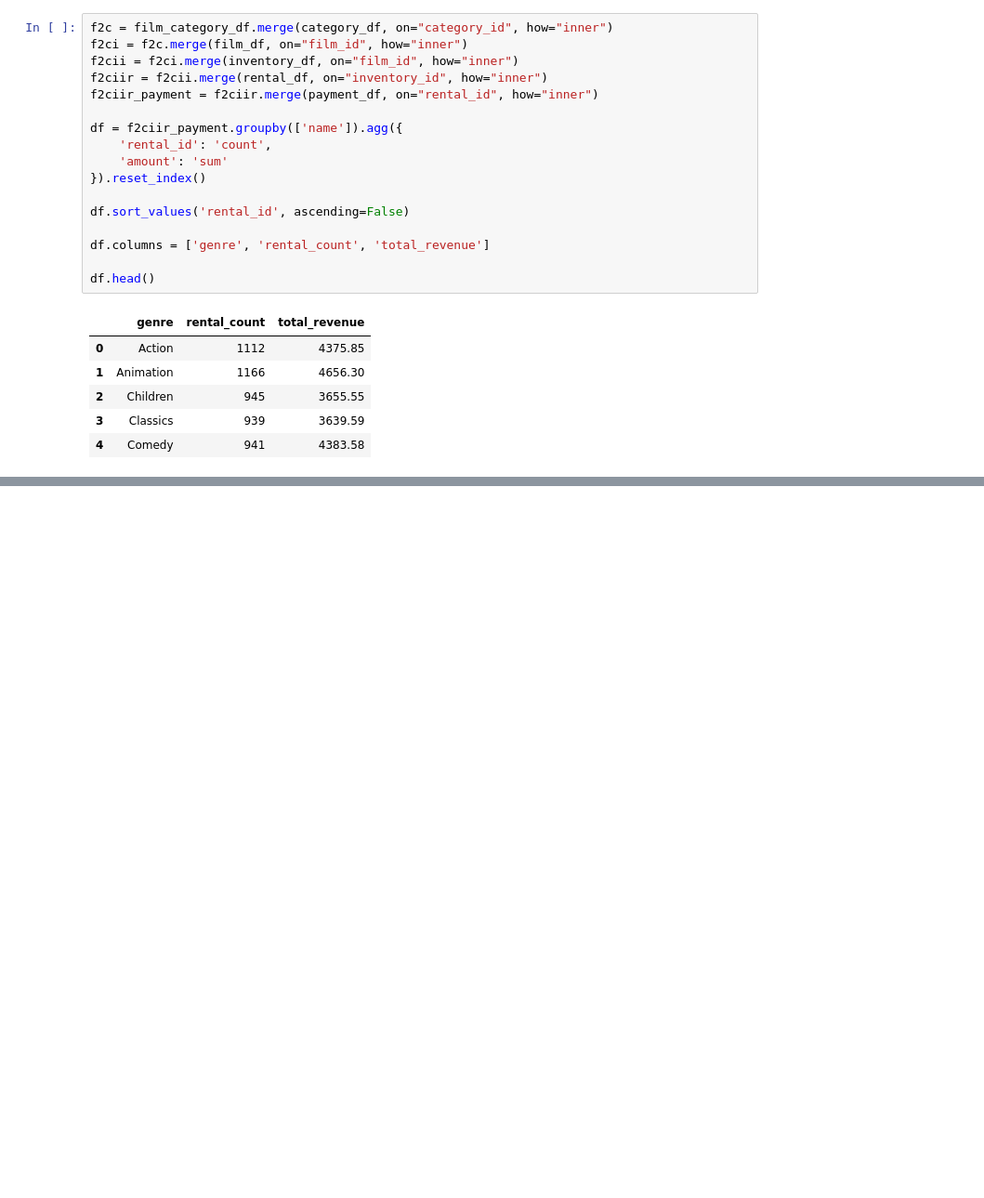
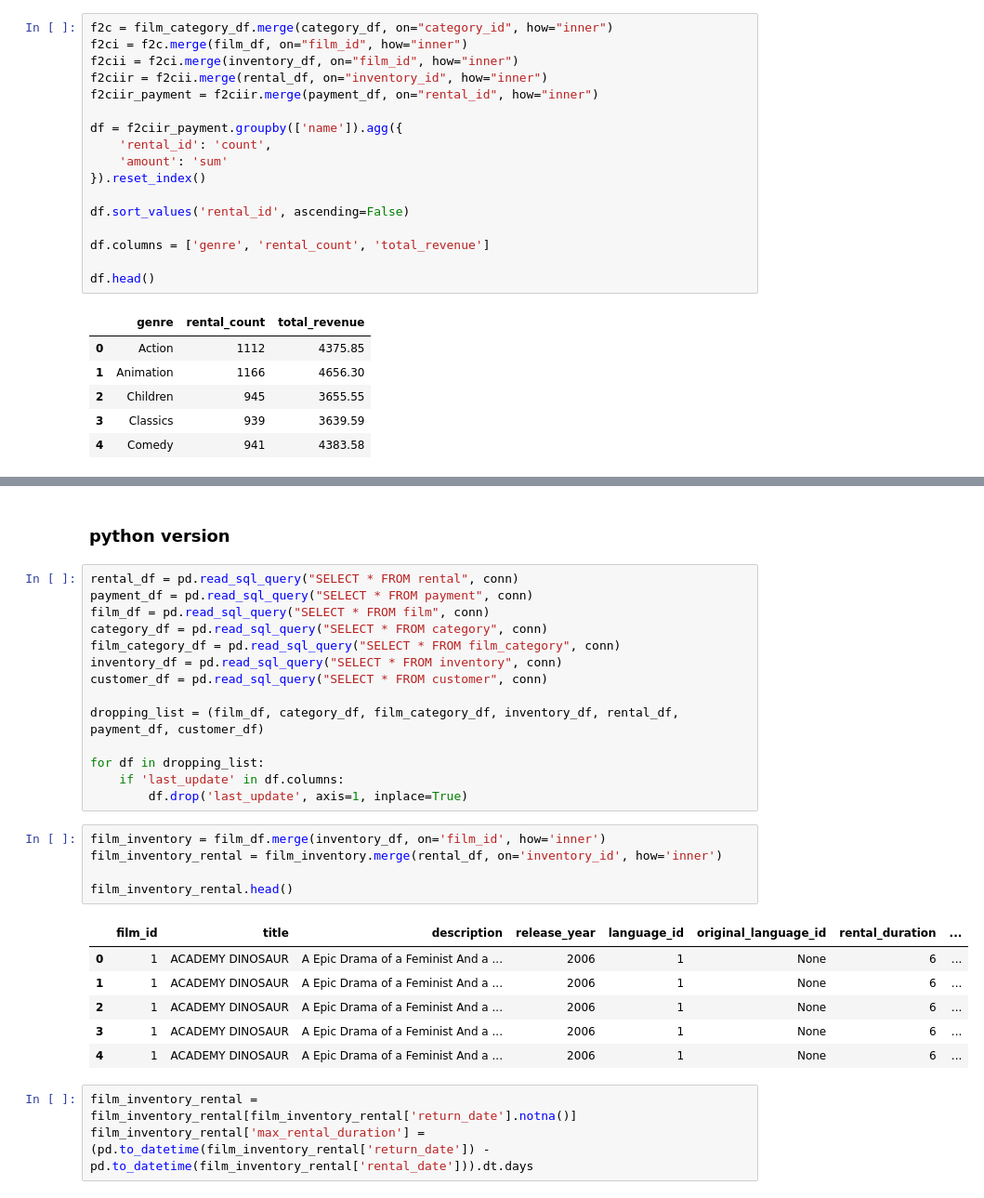
Before and after one commit to cenkerarin/lotus-practice, a Jupyter notebook: practice.ipynb, the cells around one changed output, grey strips where cells are left out. Shown at 93% size. Saved outputs shown, nothing was run; the diff lists cells and outputs as text; blank space fills up the shorter version.

```diff
--- a/practice.ipynb
+++ b/practice.ipynb
@@ -934,0 +961,31 @@ df.head()
+# %% [markdown]
+### python version
+# %%
+rental_df = pd.read_sql_query("SELECT * FROM rental", conn)
+payment_df = pd.read_sql_query("SELECT * FROM payment", conn)
+film_df = pd.read_sql_query("SELECT * FROM film", conn)
+category_df = pd.read_sql_query("SELECT * FROM category", conn)
+film_category_df = pd.read_sql_query("SELECT * FROM film_category", conn)
+inventory_df = pd.read_sql_query("SELECT * FROM inventory", conn)
+customer_df = pd.read_sql_query("SELECT * FROM customer", conn)
+
+dropping_list = (film_df, category_df, film_category_df, inventory_df, rental_df, payment_df, customer_df)
+
+for df in dropping_list:
+    if 'last_update' in df.columns:
+        df.drop('last_update', axis=1, inplace=True)
+# %%
+film_inventory = film_df.merge(inventory_df, on='film_id', how='inner')
+film_inventory_rental = film_inventory.merge(rental_df, on='inventory_id', how='inner')
+
+film_inventory_rental.head()
+# %% [output]
+|  | film_id | title | description | release_year | language_id | original_language_id | rental_duration | ... |
+| 0 | 1 | ACADEMY DINOSAUR | A Epic Drama of a Feminist And a ... | 2006 | 1 | None | 6 | ... |
+| 1 | 1 | ACADEMY DINOSAUR | A Epic Drama of a Feminist And a ... | 2006 | 1 | None | 6 | ... |
+| 2 | 1 | ACADEMY DINOSAUR | A Epic Drama of a Feminist And a ... | 2006 | 1 | None | 6 | ... |
+| 3 | 1 | ACADEMY DINOSAUR | A Epic Drama of a Feminist And a ... | 2006 | 1 | None | 6 | ... |
+| 4 | 1 | ACADEMY DINOSAUR | A Epic Drama of a Feminist And a ... | 2006 | 1 | None | 6 | ... |
+# %%
+film_inventory_rental = film_inventory_rental[film_inventory_rental['return_date'].notna()]
+film_inventory_rental['max_rental_duration'] = (pd.to_datetime(film_inventory_rental['return_date']) - pd.to_datetime(film_inventory_rental['rental_date'])).dt.days
```
Also changed, not shown: parts of 23 cells of this notebook.
